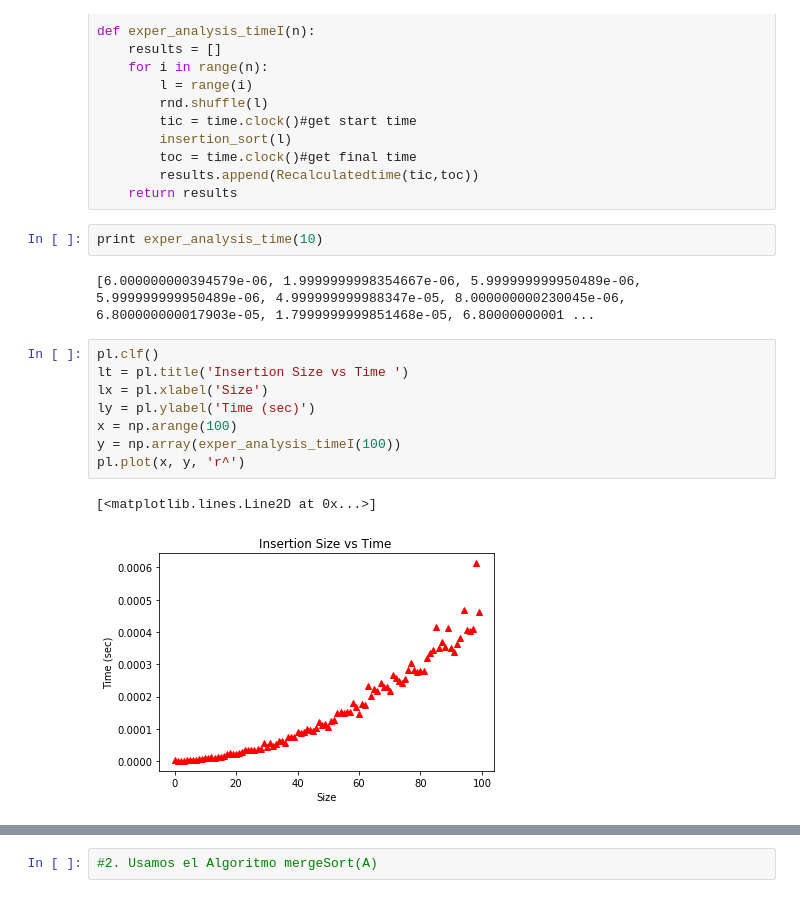
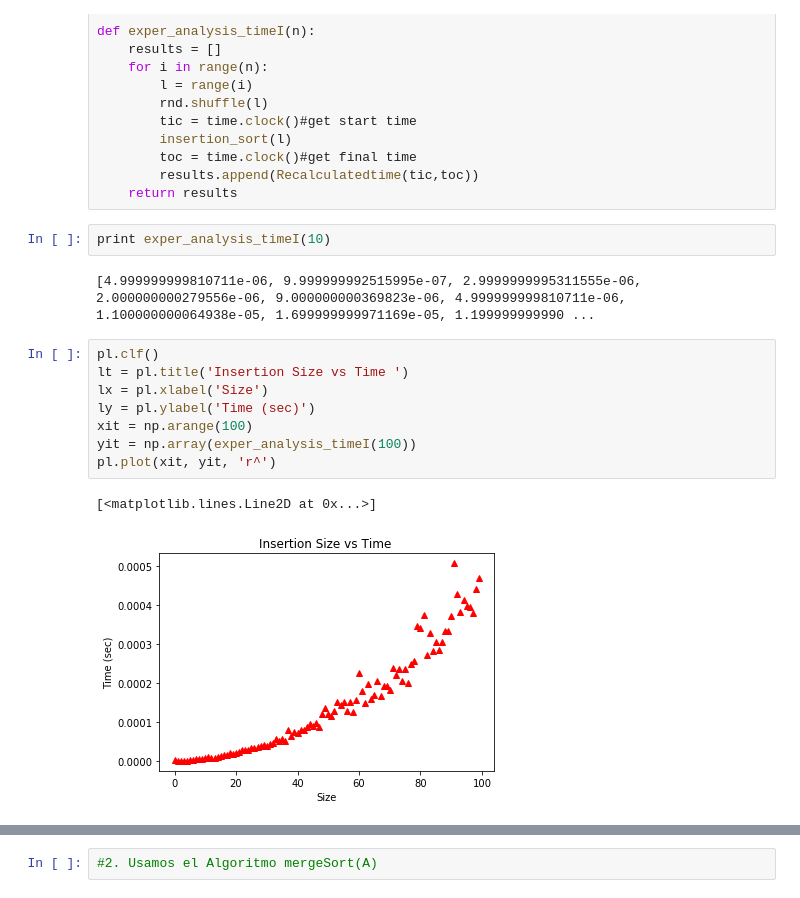
Before and after one commit to DanteCely/AnalisisAlgoritmos, a Jupyter notebook: Taller1.ipynb, the cells around one changed output, grey strips where cells are left out. Cells and saved outputs as stored; diff of their text form.

```diff
--- a/Taller1.ipynb
+++ b/Taller1.ipynb
@@ -208,20 +208,20 @@ def exper_analysis_timeI(n):
         results.append(Recalculatedtime(tic,toc))
     return results
 # %%
-print exper_analysis_time(10)
+print exper_analysis_timeI(10)
 # %% [output]
-[6.000000000394579e-06, 1.9999999998354667e-06, 5.999999999950489e-06, 5.999999999950489e-06, 4.999999999988347e-05, 8.000000000230045e-06, 6.800000000017903e-05, 1.7999999999851468e-05, 6.80000000001 ...
+[4.999999999810711e-06, 9.999999992515995e-07, 2.9999999995311555e-06, 2.000000000279556e-06, 9.000000000369823e-06, 4.999999999810711e-06, 1.100000000064938e-05, 1.699999999971169e-05, 1.199999999990 ...
 # %%
 pl.clf()
 lt = pl.title('Insertion Size vs Time ')
 lx = pl.xlabel('Size')
 ly = pl.ylabel('Time (sec)')
-x = np.arange(100)
-y = np.array(exper_analysis_timeI(100))
-pl.plot(x, y, 'r^')
+xit = np.arange(100)
+yit = np.array(exper_analysis_timeI(100))
+pl.plot(xit, yit, 'r^')
 # %% [output]
 [<matplotlib.lines.Line2D at 0x...>]
-[figure, old version]
+[figure, new version]
 # %%
 pl.clf()
 lt = pl.title('Insertion Size vs Steps')
```
Also changed, not shown: parts of 21 cells of this notebook.
